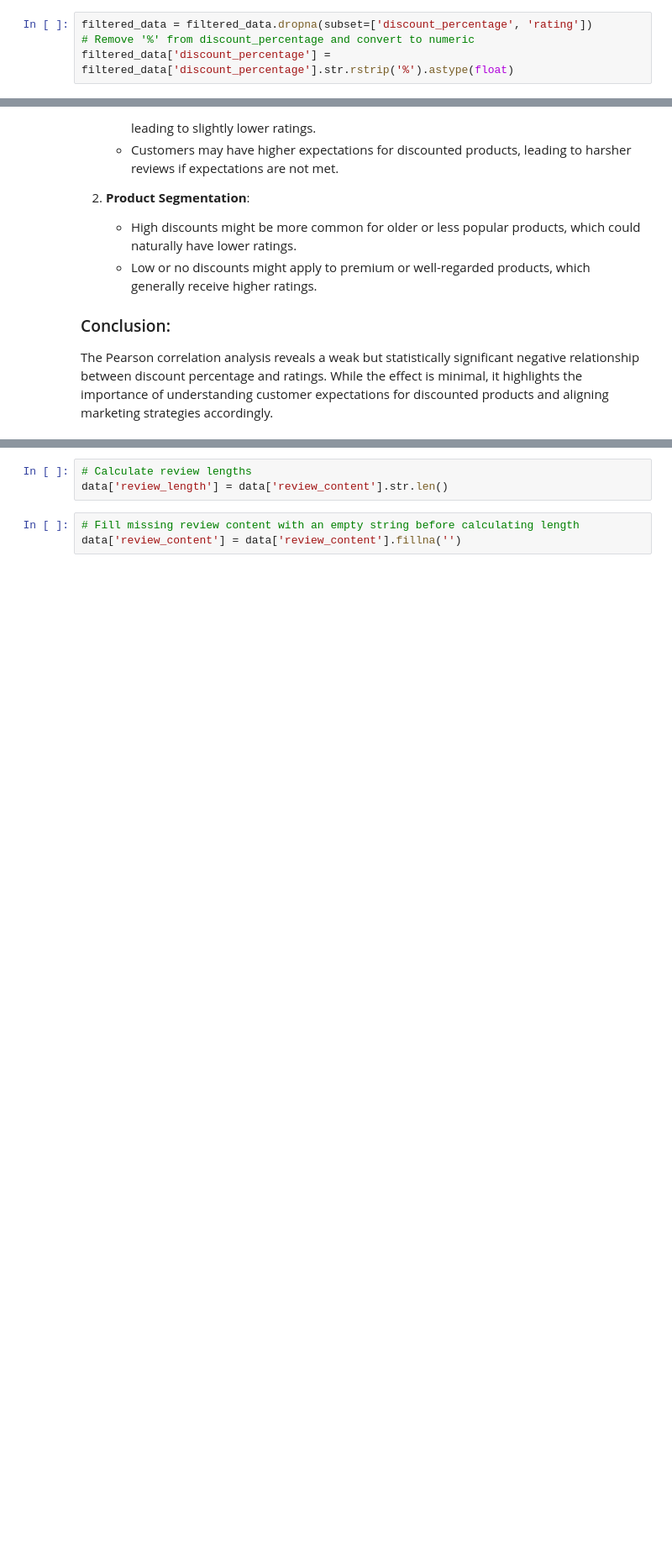
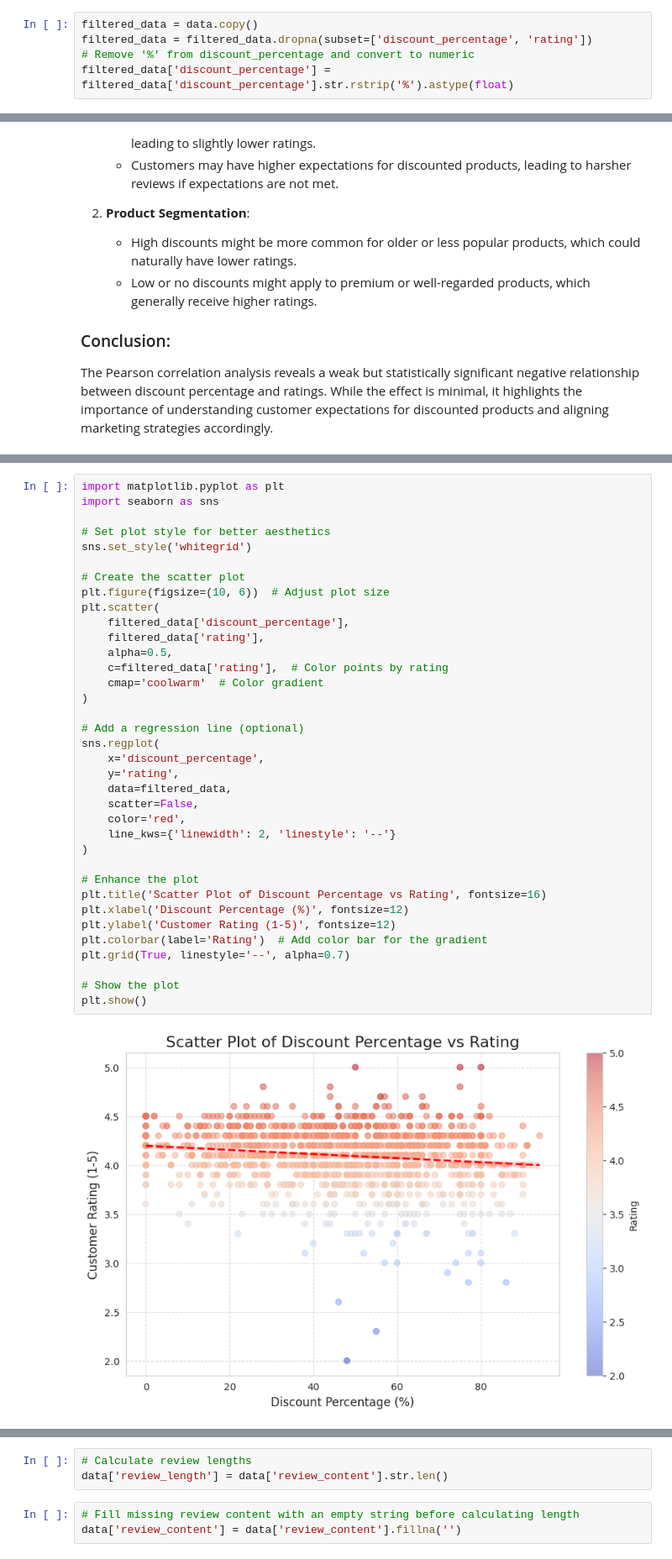
Before and after one commit to MrAdithya21/Amazon-Sales-Data-Sentiment-Analysis, a Jupyter notebook: Unlocking_Customer_Insights_A_Sentiment_Analysis_of_Amazon_Product_Reviews.ipynb, the cells around one changed output, grey strips where cells are left out. Shown at 84% size. Saved outputs shown, nothing was run; the diff lists cells and outputs as text; blank space fills up the shorter version.

```diff
--- a/Unlocking_Customer_Insights_A_Sentiment_Analysis_of_Amazon_Product_Reviews.ipynb
+++ b/Unlocking_Customer_Insights_A_Sentiment_Analysis_of_Amazon_Product_Reviews.ipynb
@@ -532,6 +532,7 @@ The Analysis of Variance (ANOVA) test was conducted to determine whether the ave
 ### Conclusion:
 The ANOVA test confirms that average ratings significantly vary across sentiment categories. This reinforces the importance of considering both numerical ratings and textual sentiment for a comprehensive understanding of customer feedback.
 # %%
+filtered_data = data.copy()
 filtered_data = filtered_data.dropna(subset=['discount_percentage', 'rating'])
 # Remove '%' from discount_percentage and convert to numeric
 filtered_data['discount_percentage'] = filtered_data['discount_percentage'].str.rstrip('%').astype(float)
@@ -615,3 +605,41 @@ plt.show()
+# %%
+import matplotlib.pyplot as plt
+import seaborn as sns
+
+# Set plot style for better aesthetics
+sns.set_style('whitegrid')
+
+# Create the scatter plot
+plt.figure(figsize=(10, 6))  # Adjust plot size
+plt.scatter(
+    filtered_data['discount_percentage'],
+    filtered_data['rating'],
+    alpha=0.5,
+    c=filtered_data['rating'],  # Color points by rating
+    cmap='coolwarm'  # Color gradient
+)
+
+# Add a regression line (optional)
+sns.regplot(
+    x='discount_percentage',
+    y='rating',
+    data=filtered_data,
+    scatter=False,
+    color='red',
+    line_kws={'linewidth': 2, 'linestyle': '--'}
+)
+
+# Enhance the plot
+plt.title('Scatter Plot of Discount Percentage vs Rating', fontsize=16)
+plt.xlabel('Discount Percentage (%)', fontsize=12)
+plt.ylabel('Customer Rating (1-5)', fontsize=12)
+plt.colorbar(label='Rating')  # Add color bar for the gradient
+plt.grid(True, linestyle='--', alpha=0.7)
+
+# Show the plot
+plt.show()
+# %% [output]
+[figure, added]
 # %% [markdown]
 # **Scatter Plot: Discount Percentage vs. Rating**
 
```
Also changed, not shown: parts of 3 cells of this notebook.
